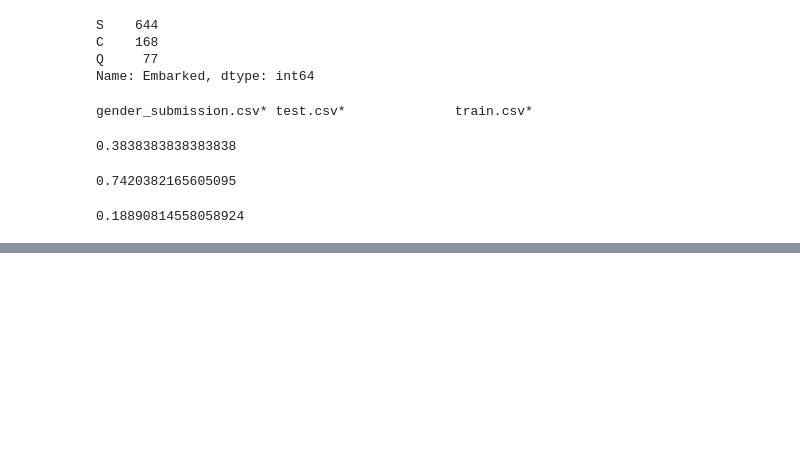
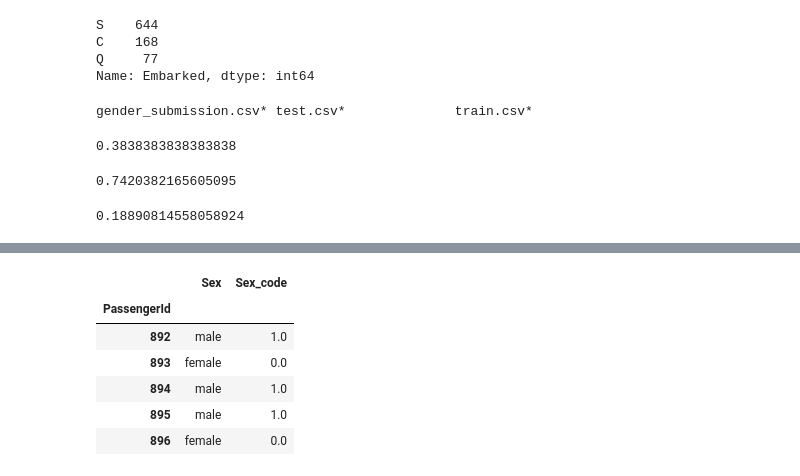
Before and after one commit to CodingSta/demo-lge-201811, a Jupyter notebook: 3일차.ipynb, the cells around one changed output, grey strips where cells are left out. Drawn from its saved outputs; the diff is of its cells as text; code cells hidden in the pictures; blank space fills up the shorter version.

```diff
--- a/3일차.ipynb
+++ b/3일차.ipynb
@@ -1176,9 +1176,9 @@ test_df.head()
 | 895 | 3 | Wirz, Mr. Albert | male | 27.0 | 0 | 0 | 315154 | 8.6625 | NaN | S |
 | 896 | 3 | Hirvonen, Mrs. Alexander (Helga E... | female | 22.0 | 1 | 1 | 3101298 | 12.2875 | NaN | S |
 # %%
-mask = test_df['Sex'] == 'female'
-test_df.loc[mask, 'Survived'] = 1
+# mask = test_df['Sex'] == 'female'
+# test_df.loc[mask, 'Survived'] = 1
 # %%
-mask = test_df['Sex'] == 'male'
-test_df.loc[mask, 'Survived'] = 0
+# mask = test_df['Sex'] == 'male'
+# test_df.loc[mask, 'Survived'] = 0
 # %%
@@ -1185,0 +1204,16 @@ test_df['Survived'].astype('int').to_csv('data/titanic/predict_1.csv')
+# %%
+mask = test_df['Sex'] == 'male'
+test_df.loc[mask, 'Sex_code'] = 1
+
+mask = test_df['Sex'] == 'female'
+test_df.loc[mask, 'Sex_code'] = 0
+
+test_df[['Sex', 'Sex_code']].head()
+# %% [output]
+|  | Sex | Sex_code |
+| PassengerId |  |  |
+| 892 | male | 1.0 |
+| 893 | female | 0.0 |
+| 894 | male | 1.0 |
+| 895 | male | 1.0 |
+| 896 | female | 0.0 |
```
Also changed, not shown: parts of 8 cells of this notebook.
